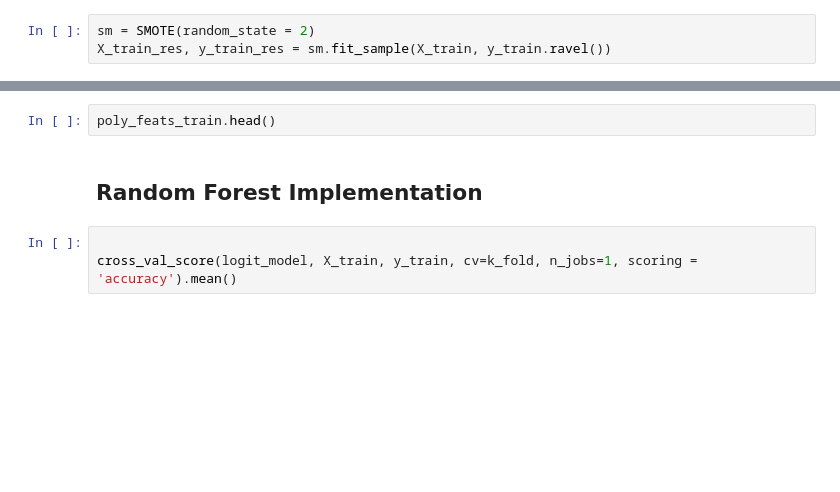
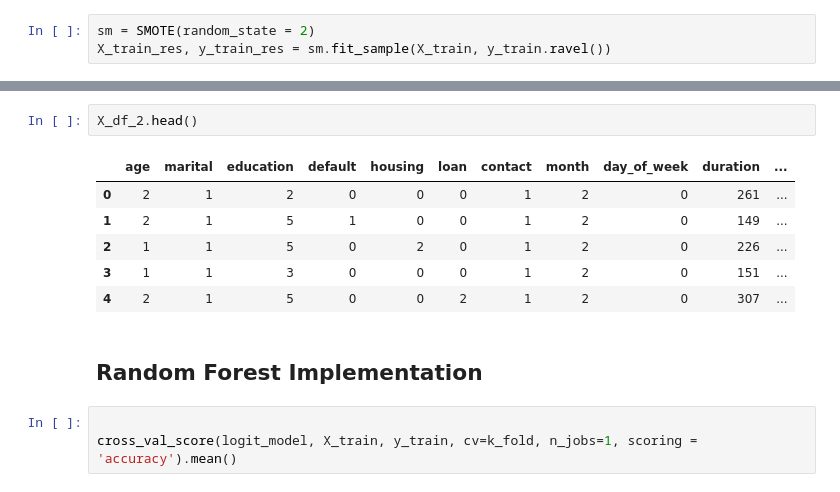
Before and after one commit to finnqiao/bank-logistic, a Jupyter notebook: bank-logistic-v1.ipynb, the cells around one changed output, grey strips where cells are left out. Cells and saved outputs as stored; diff of their text form; blank space fills up the shorter version.

```diff
--- a/bank-logistic-v1.ipynb
+++ b/bank-logistic-v1.ipynb
@@ -594,5 +650,12 @@ poly_feats.get_feature_names(input_features=X_df_2.columns)
 # %%
-poly_feats_train.head()
+X_df_2.head()
+# %% [output]
+|  | age | marital | education | default | housing | loan | contact | month | day_of_week | duration | ... |
+| 0 | 2 | 1 | 2 | 0 | 0 | 0 | 1 | 2 | 0 | 261 | ... |
+| 1 | 2 | 1 | 5 | 1 | 0 | 0 | 1 | 2 | 0 | 149 | ... |
+| 2 | 1 | 1 | 5 | 0 | 2 | 0 | 1 | 2 | 0 | 226 | ... |
+| 3 | 1 | 1 | 3 | 0 | 0 | 0 | 1 | 2 | 0 | 151 | ... |
+| 4 | 2 | 1 | 5 | 0 | 0 | 2 | 1 | 2 | 0 | 307 | ... |
 # %% [markdown]
 ## Random Forest Implementation
 # %%
```
Also changed, not shown: parts of 19 cells of this notebook.
